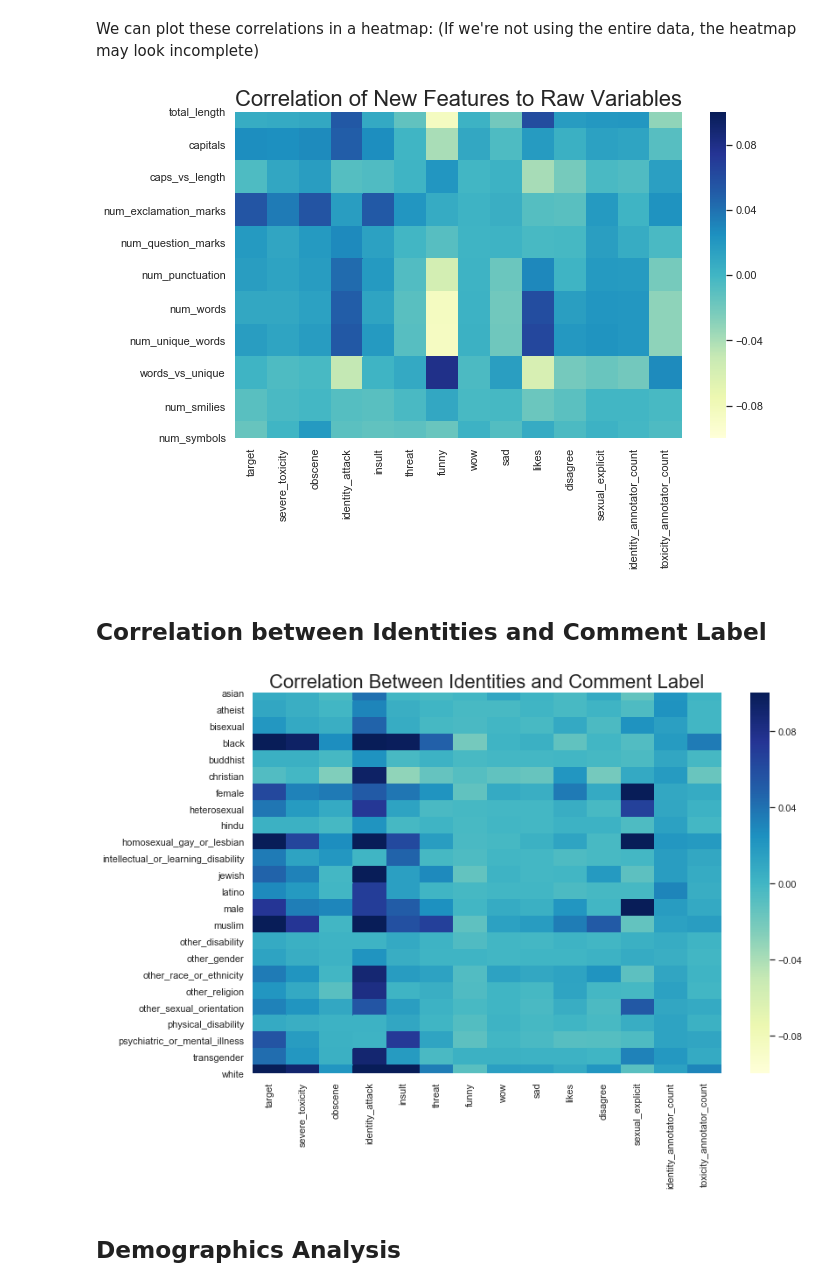
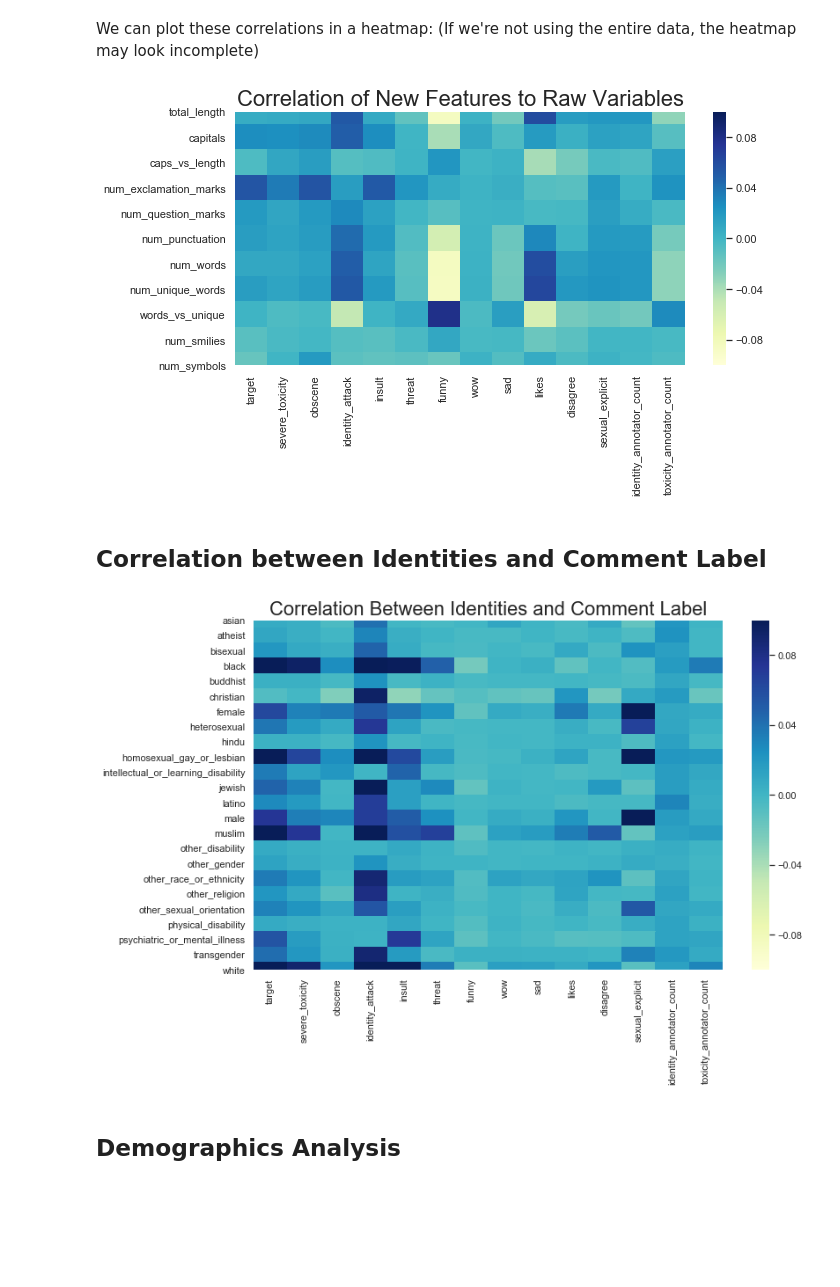
Before and after one commit to jsakhnin/NLPmodule, a Jupyter notebook: Data Analysis.ipynb, the cells around one changed output. Saved outputs shown, nothing was run; the diff lists cells and outputs as text; code cells hidden in the pictures; blank space fills up the shorter version.

Commit message:
Plots finalized and presentation mostly done

```diff
--- a/Data Analysis.ipynb
+++ b/Data Analysis.ipynb
@@ -34,6 +34,20 @@ print(normalLabels)
 # %% [output]
 106438
 1660540
+# %%
+SMALL_SIZE = 10
+MEDIUM_SIZE = 16
+BIGGER_SIZE = 20
+
+plt.rc('font', size=SMALL_SIZE)          # controls default text sizes
+plt.rc('axes', titlesize=MEDIUM_SIZE)     # fontsize of the axes title
+plt.rc('axes', labelsize=MEDIUM_SIZE)    # fontsize of the x and y labels
+plt.rc('xtick', labelsize=MEDIUM_SIZE)    # fontsize of the tick labels
+plt.rc('ytick', labelsize=MEDIUM_SIZE)    # fontsize of the tick labels
+plt.rc('legend', fontsize=MEDIUM_SIZE)    # legend fontsize
+plt.rc('figure', titlesize=BIGGER_SIZE)  # fontsize of the figure title
+title_font = {'fontname':'Arial', 'size':'18', 'color':'black', 'weight':'normal',
+              'verticalalignment':'bottom'} # Bottom vertical alignment for more space
 # %%
 plt.rc('axes', labelsize=18)    # fontsize of the x and y labels
 plt.rc('axes', titlesize=26)    #fontsize for title
@@ -122,15 +138,16 @@ We can plot these correlations in a heatmap: (If we're not using the entire data
 # %%
 import matplotlib.pyplot as plt
 plt.figure(figsize=(10, 6))
 sns.set(font_scale=1)
 ax = sns.heatmap(train_correlations, vmin=-0.1, vmax=0.1, center=0.0, cmap="YlGnBu")
 plt.rc('axes', labelsize=18)    # fontsize of the x and y labels
 plt.rc('axes', titlesize=22)    #fontsize for title
 plt.title("Correlation of New Features to Raw Variables")
+plt.tight_layout()
 figure = ax.get_figure()
 figure.savefig('HMAP_NewFeatures_Correlation.png', dpi=400)
 # %% [output]
-[figure, old version]
+[figure, new version]
 # %% [markdown]
 ## Correlation between Identities and Comment Label
 # %%
@@ -143,10 +160,11 @@ sns.set(font_scale=1)
 ax = sns.heatmap(poptoxicity_correlations, vmin=-0.1, vmax=0.1, center=0.0, cmap="YlGnBu")
 plt.rc('axes', titlesize=22)    #fontsize for title
 plt.title("Correlation Between Identities and Comment Label")
+plt.tight_layout()
 figure = ax.get_figure()
 figure.savefig('HMAP_Identities_Correlation.png', dpi=400)
 # %% [output]
-[figure, old version]
+[figure, new version]
 # %% [markdown]
 ## Demographics Analysis
 # %% [markdown]
```
Also changed, not shown: parts of 7 cells of this notebook, 10 other files.
